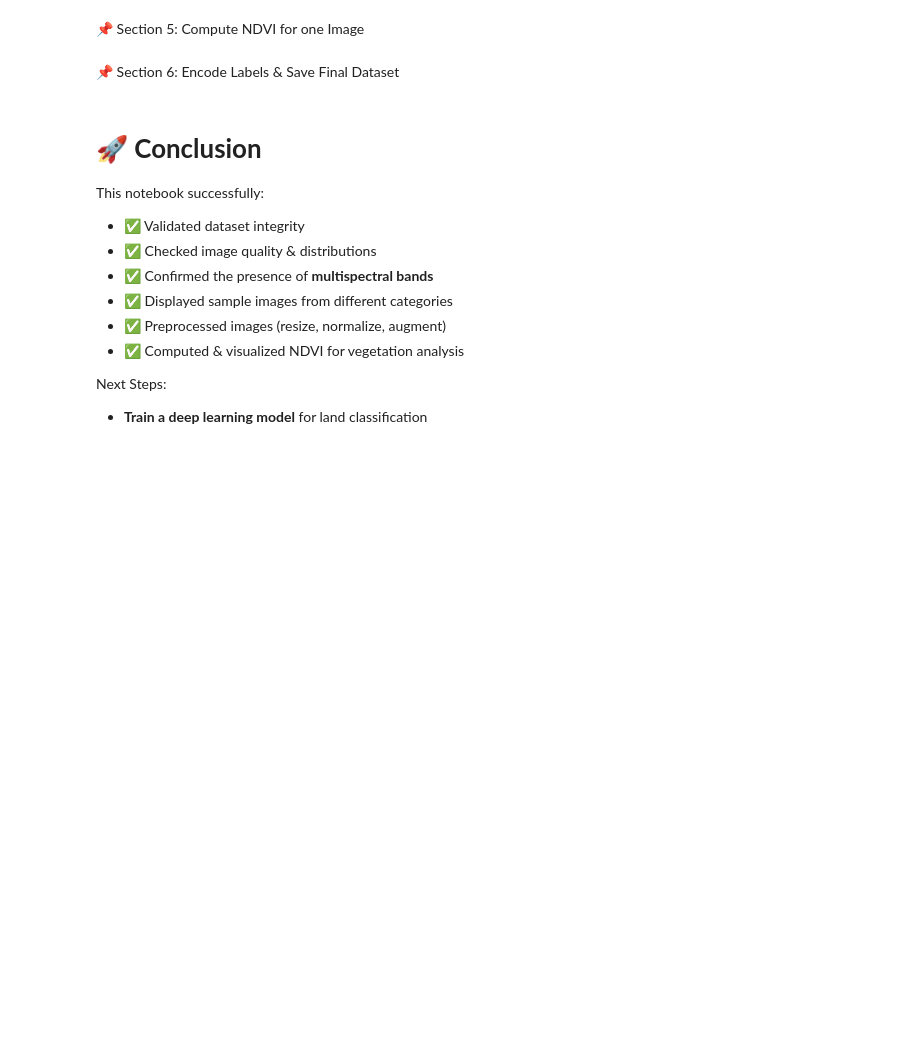
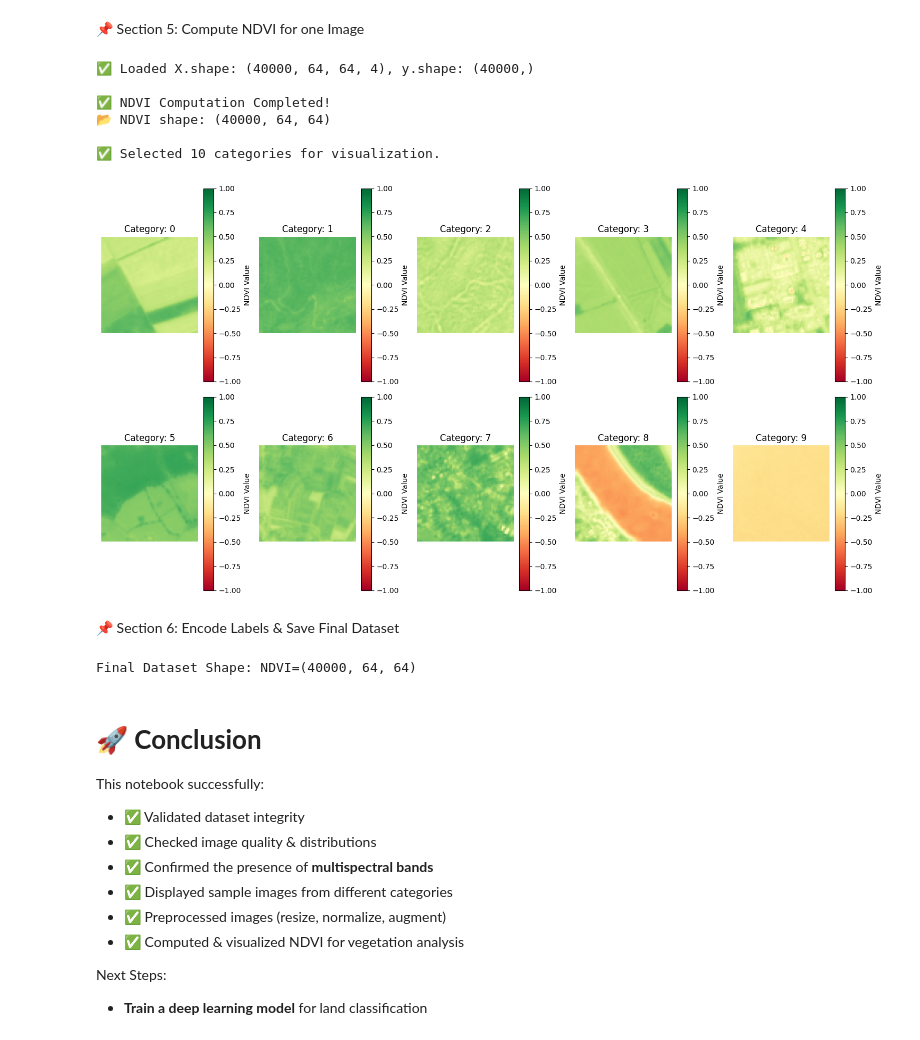
Before and after one commit to ahmed-hazem-1/DEPI-Project--Land-Type-Classification, a Jupyter notebook: 1st milestone/1st_Milestone.ipynb, the cells around one changed output. Cells and saved outputs as stored; diff of their text form; code cells hidden in the pictures; blank space fills up the shorter version.

```diff
--- a/1st milestone/1st_Milestone.ipynb
+++ b/1st milestone/1st_Milestone.ipynb
@@ -300,8 +300,11 @@ plt.show()
 # %% [markdown]
 📌 Section 5: Compute NDVI for one Image
 # %%
-import matplotlib.pyplot as plt
-import numpy as np
+# ✅ Load Data from .npy Files
+X = np.load("/content/drive/My Drive/EuroSAT_Final_Dataset/X.npy")  # Load image dataset
+y = np.load("/content/drive/My Drive/EuroSAT_Final_Dataset/y.npy")  # Load category labels
+
+print(f"✅ Loaded X.shape: {X.shape}, y.shape: {y.shape}")
 
 # ✅ Define NDVI Computation Function
 def compute_ndvi(image, nir_band=3, red_band=2):  # Using B8 (index 3) and B4 (index 2) for NDVI
@@ -312,34 +315,43 @@ def compute_ndvi(image, nir_band=3, red_band=2):  # Using B8 (index 3) and B4 (i
     red = image[:, :, red_band].astype(float)
     ndvi = (nir - red) / (nir + red + 1e-5)  # Avoid division by zero
     return ndvi
+
 
 # ✅ Compute NDVI for the Entire Dataset
 ndvi_maps = np.array([compute_ndvi(img) for img in X])
 
 print("\n✅ NDVI Computation Completed!")
 print(f"📂 NDVI shape: {ndvi_maps.shape}")
 
 # ✅ Select One Image Per Category for Visualization
 category_samples = {}  # Dictionary to store one sample per category
 
 for idx, label in enumerate(y):
     if label not in category_samples:  # Pick only the first occurrence
         category_samples[label] = ndvi_maps[idx]
 
 # ✅ Check that we have one sample per category
 print(f"\n✅ Selected {len(category_samples)} categories for visualization.")
 
 # ✅ Visualize NDVI Maps (One Per Category)
 plt.figure(figsize=(15, 8))
 for i, (category, ndvi_map) in enumerate(category_samples.items()):
     plt.subplot(2, 5, i + 1)  # Adjust layout for 10 categories
     plt.imshow(ndvi_map, cmap='RdYlGn', vmin=-1, vmax=1)
     plt.colorbar(label="NDVI Value")
     plt.title(f"Category: {category}")  # Display category name
     plt.axis("off")
 
 plt.tight_layout()
 plt.show()
+# %% [output]
+✅ Loaded X.shape: (40000, 64, 64, 4), y.shape: (40000,)
+
+✅ NDVI Computation Completed!
+📂 NDVI shape: (40000, 64, 64)
+
+✅ Selected 10 categories for visualization.
+[figure, added]
 # %% [markdown]
 📌 Section 6: Encode Labels & Save Final Dataset
 # %%
@@ -347,7 +359,9 @@ plt.show()
 
 np.save(os.path.join(final_dataset_path, "NDVI.npy"), ndvi_maps)
 
-print(f"Final Dataset Shape: X={X.shape}, y={y_encoded.shape}, NDVI={ndvi_maps.shape}")
+print(f"Final Dataset Shape: NDVI={ndvi_maps.shape}")
+# %% [output]
+Final Dataset Shape: NDVI=(40000, 64, 64)
 # %% [markdown]
 # **🚀 Conclusion**
 This notebook successfully:
```
